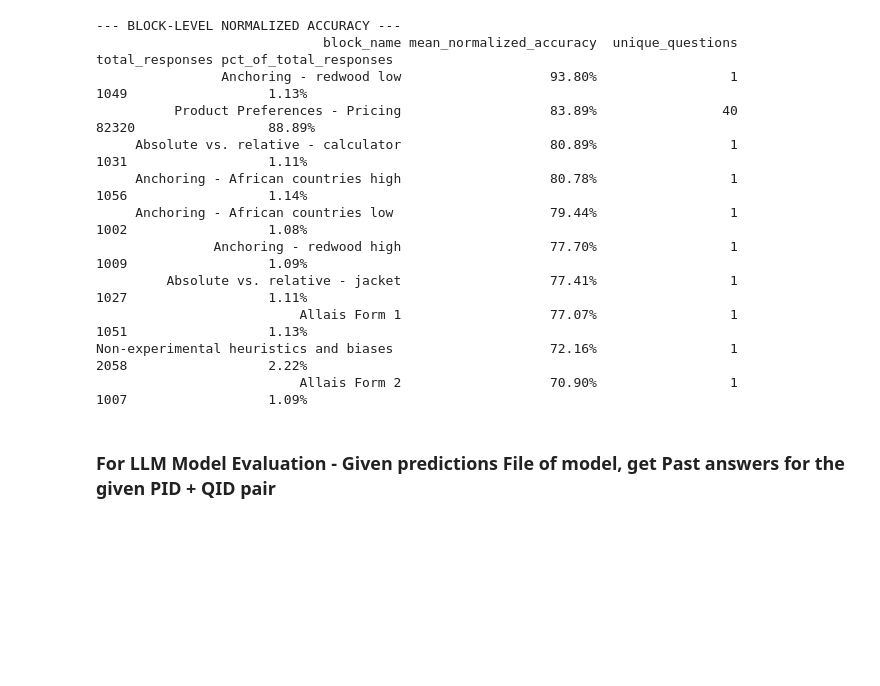
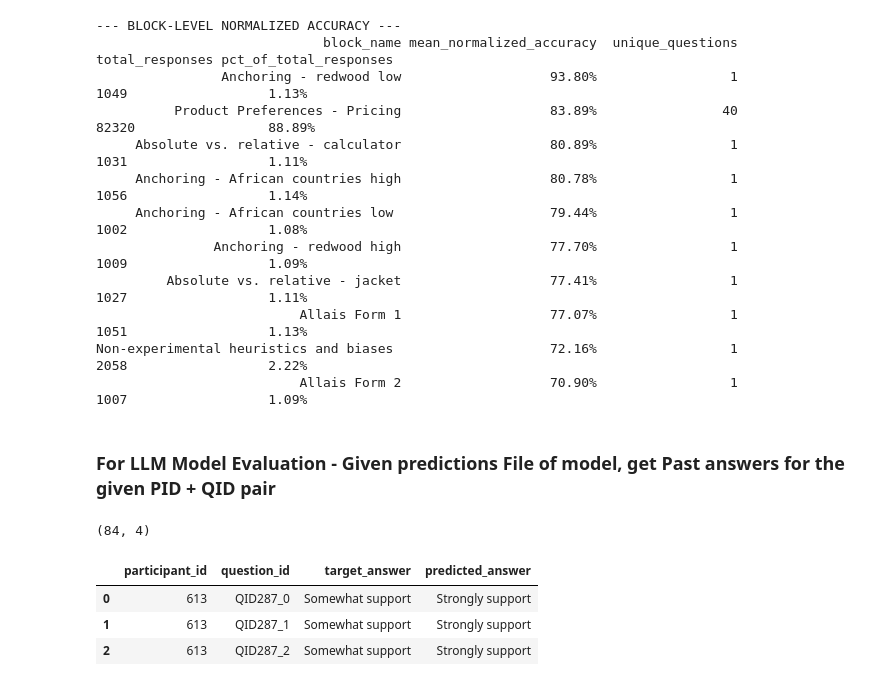
Before and after one commit to rahcode7/LBM-DigitalTwin, a Jupyter notebook: src/EDA.ipynb, the cells around one changed output. Drawn from its saved outputs; the diff is of its cells as text; code cells hidden in the pictures; blank space fills up the shorter version.

```diff
--- a/src/EDA.ipynb
+++ b/src/EDA.ipynb
@@ -1197,5 +1190,13 @@ Non-experimental heuristics and biases                    72.16%
 ### For LLM Model Evaluation - Given predictions File of model, get Past answers for the given PID + QID pair
 # %%
 # Read json predictions
-pred_df = pd.read_json('/Users/rahulmehta/Desktop/Job2026/Companies/AmitySolutions/datasets/results/qwen3-0.6b-sft/predictions.jsonl', lines=True)
+pred_df = pd.read_json('../datasets/results/qwen3-0.6b-sft/predictions.jsonl', lines=True)
 pred_df.columns = ['participant_id','question_id', 'target_answer', 'predicted_answer']
+print(pred_df.shape)
+pred_df.head(3)
+# %% [output]
+(84, 4)
+|  | participant_id | question_id | target_answer | predicted_answer |
+| 0 | 613 | QID287_0 | Somewhat support | Strongly support |
+| 1 | 613 | QID287_1 | Somewhat support | Strongly support |
+| 2 | 613 | QID287_2 | Somewhat support | Strongly support |
```
Also changed, not shown: parts of 7 cells of this notebook, 3 other files.
